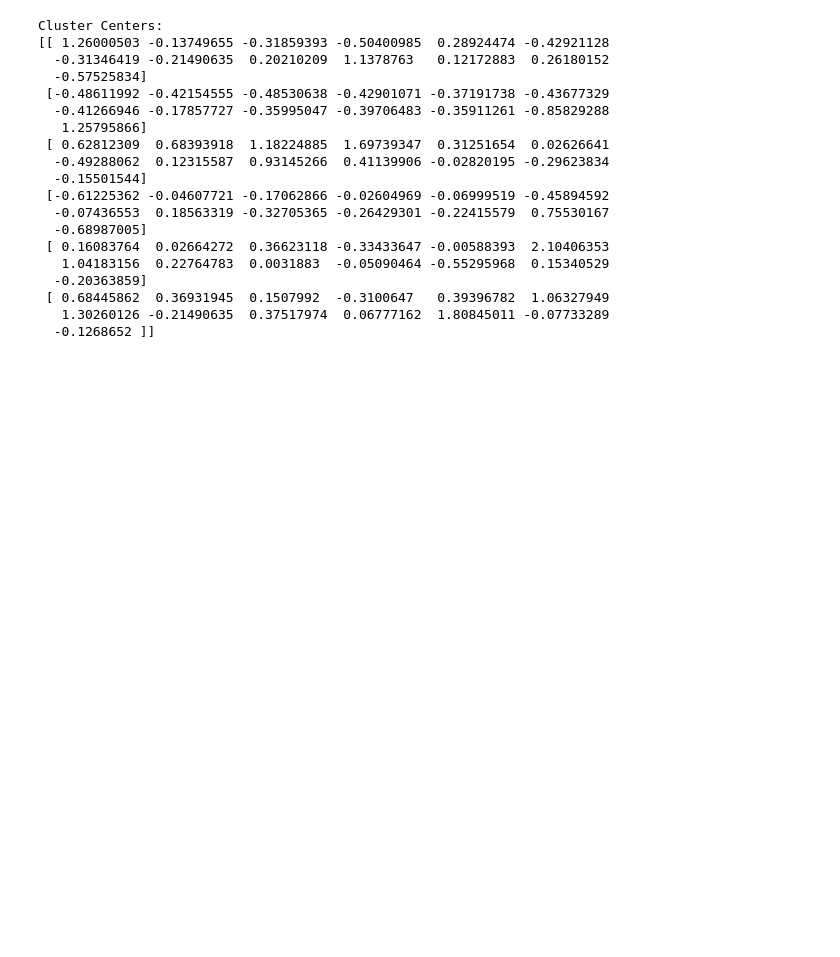
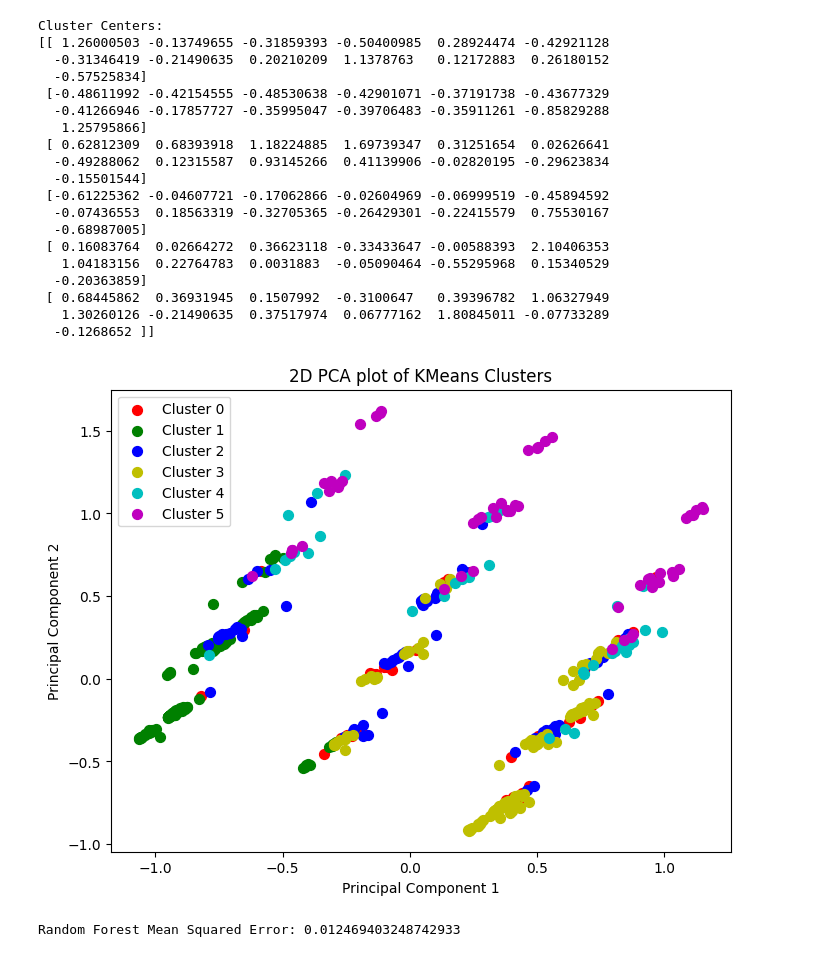
Before and after one commit to aidabah/csfinalproject, a Jupyter notebook: final_project_analysis.ipynb, the cells around one changed output. Saved outputs shown, nothing was run; the diff lists cells and outputs as text; code cells hidden in the pictures; blank space fills up the shorter version.

```diff
--- a/final_project_analysis.ipynb
+++ b/final_project_analysis.ipynb
@@ -160,3 +122,69 @@ Cluster Centers:
  [ 0.68445862  0.36931945  0.1507992  -0.3100647   0.39396782  1.06327949
    1.30260126 -0.21490635  0.37517974  0.06777162  1.80845011 -0.07733289
   -0.1268652 ]]
+# %%
+from sklearn.decomposition import PCA
+
+def plot_clusters(df, kmeans_model):
+    """
+    Function to plot KMeans clusters using PCA for dimensionality reduction.
+
+    Parameters:
+    df (DataFrame): The dataset with features used for clustering.
+    kmeans_model (KMeans): The trained KMeans model.
+
+    """
+    pca = PCA(n_components=2)
+    components = pca.fit_transform(df.drop('cluster', axis=1))
+
+    plot_df = pd.DataFrame(data=components, columns=['principal component 1', 'principal component 2'])
+    plot_df['cluster'] = df['cluster']
+
+    fig, ax = plt.subplots(figsize=(8, 6))
+    colors = ['r', 'g', 'b', 'y', 'c', 'm', 'k', 'orange', 'darkgreen', 'gray']
+
+    for cluster in range(kmeans_model.n_clusters):
+        points = plot_df[plot_df['cluster'] == cluster]
+        ax.scatter(points['principal component 1'], points['principal component 2'], s=50, color=colors[cluster], label=f'Cluster {cluster}')
+
+    ax.set_xlabel('Principal Component 1')
+    ax.set_ylabel('Principal Component 2')
+    ax.legend()
+    plt.title('2D PCA plot of KMeans Clusters')
+    plt.show()
+
+plot_clusters(clustered_df, kmeans_model)
+# %% [output]
+[figure, added]
+# %%
+from sklearn.ensemble import RandomForestRegressor
+
+def random_forest_model(df, target_column, feature_columns):
+    """
+    Function to train and evaluate a Random Forest Regressor.
+
+    Parameters:
+    df : dataset.
+    target_column : name of the target variable column.
+    feature_columns : list of feature column names.
+
+    Returns:
+    tuple: Returns the trained model and its Mean Squared Error on the test set.
+    """
+    X = df[feature_columns]
+    y = df[target_column]
+
+    X_train, X_test, y_train, y_test = train_test_split(X, y, test_size=0.2, random_state=42)
+
+    rf_model = RandomForestRegressor(n_estimators=100, random_state=42)
+    rf_model.fit(X_train, y_train)
+
+    y_pred = rf_model.predict(X_test)
+    mse = mean_squared_error(y_test, y_pred)
+
+    return rf_model, mse
+
+rf_model, rf_mse = random_forest_model(house_df, target_column, feature_columns)
+print("Random Forest Mean Squared Error:", rf_mse)
+# %% [output]
+Random Forest Mean Squared Error: 0.012469403248742933
```
Also changed, not shown: parts of 2 cells of this notebook, 1 other file.
